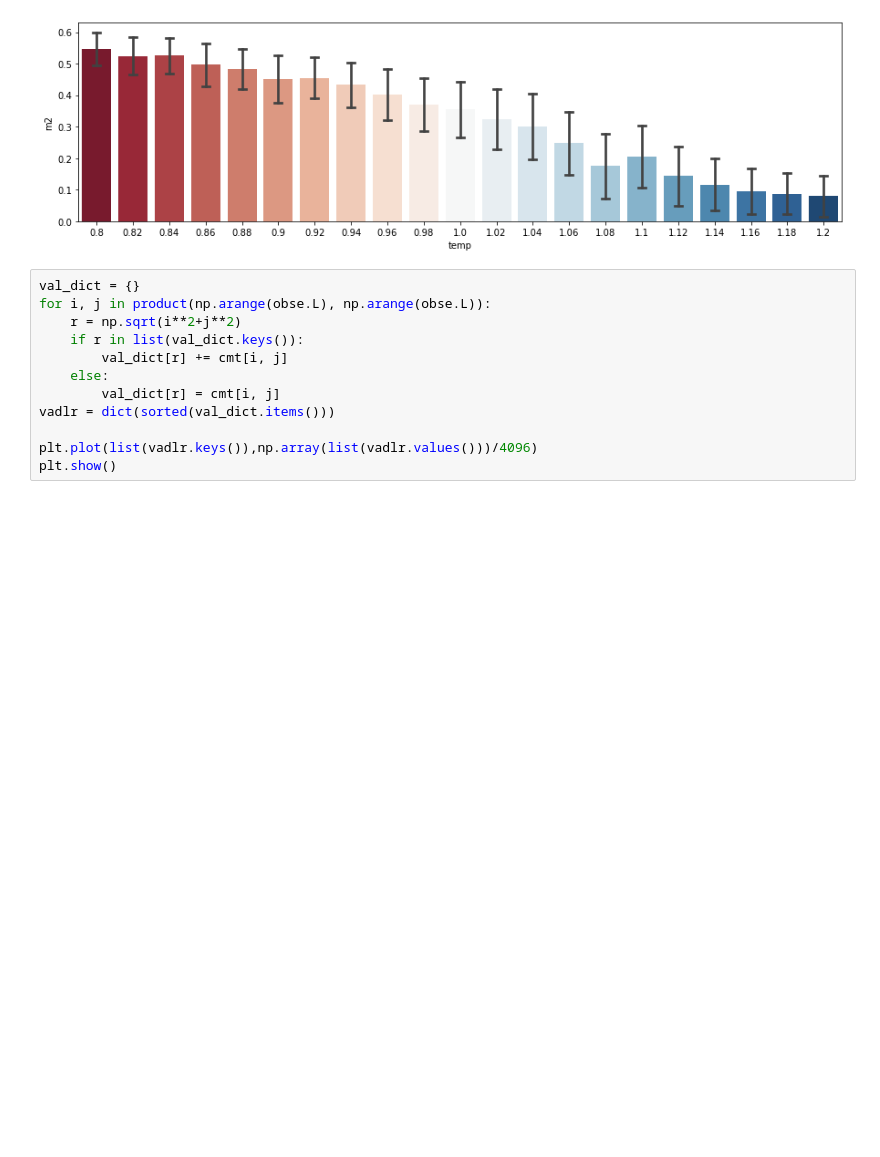
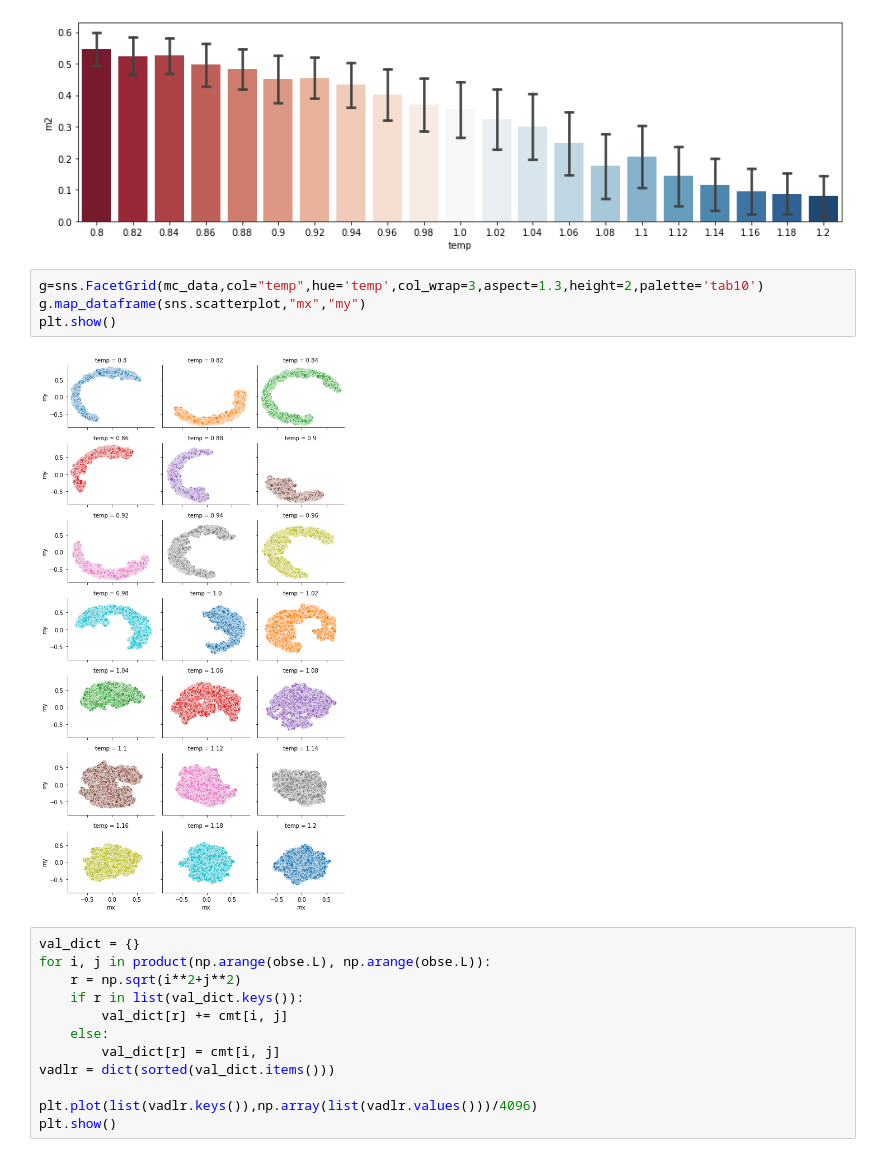
Before and after one commit to Shashi1a/xymodel, a Jupyter notebook: eqobservables.ipynb, the cells around one changed output. Saved outputs shown, nothing was run; the diff lists cells and outputs as text; blank space fills up the shorter version.

Commit message:
added scatterplot

```diff
--- a/eqobservables.ipynb
+++ b/eqobservables.ipynb
@@ -278,6 +278,12 @@ f=plt.figure(figsize=(15,4))
 ax = sns.barplot(x='temp',y='m2',data=mc_data,estimator=np.mean,ci="sd",capsize=0.2,palette='RdBu')
 # %% [output]
 [figure]
+# %%
+g=sns.FacetGrid(mc_data,col="temp",hue='temp',col_wrap=3,aspect=1.3,height=2,palette='tab10')
+g.map_dataframe(sns.scatterplot,"mx","my")
+plt.show()
+# %% [output]
+[figure, added]
 # %%
 val_dict = {}
 for i, j in product(np.arange(obse.L), np.arange(obse.L)):
```
Also changed, not shown: parts of 1 cell of this notebook, 1 other file.
